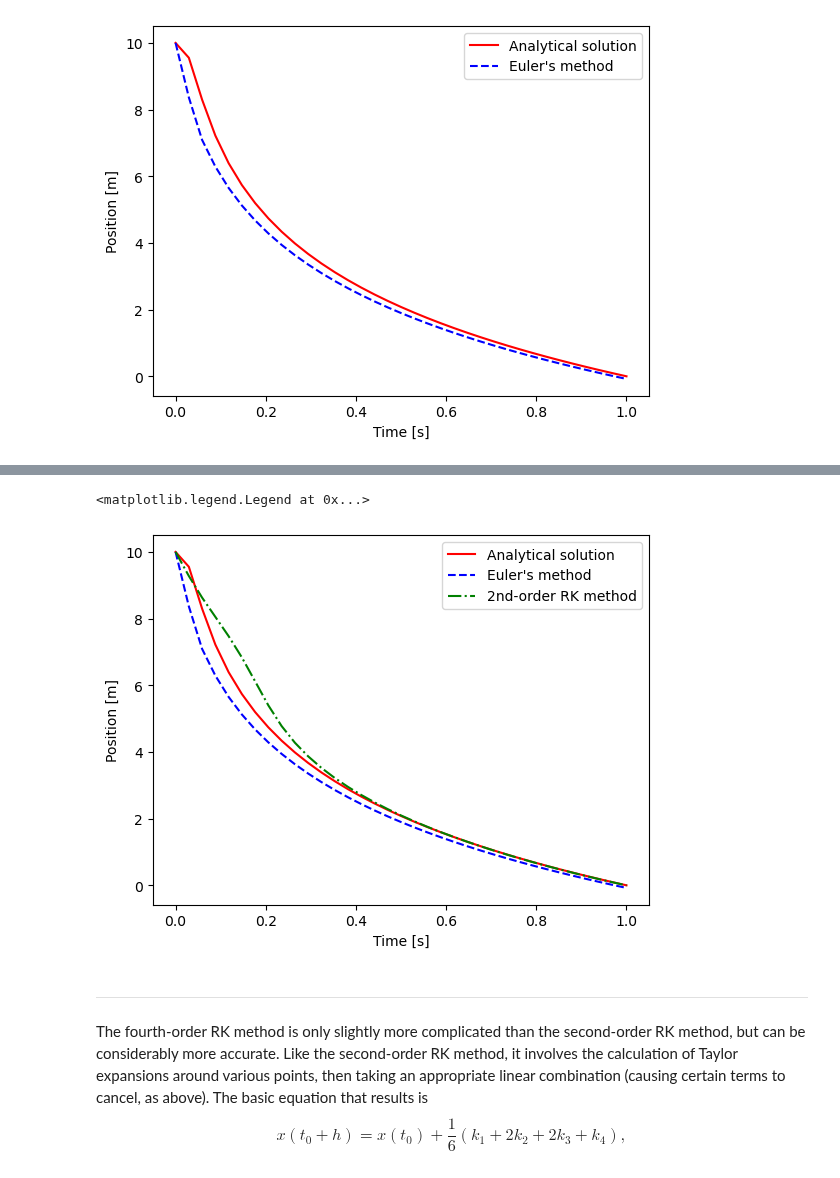
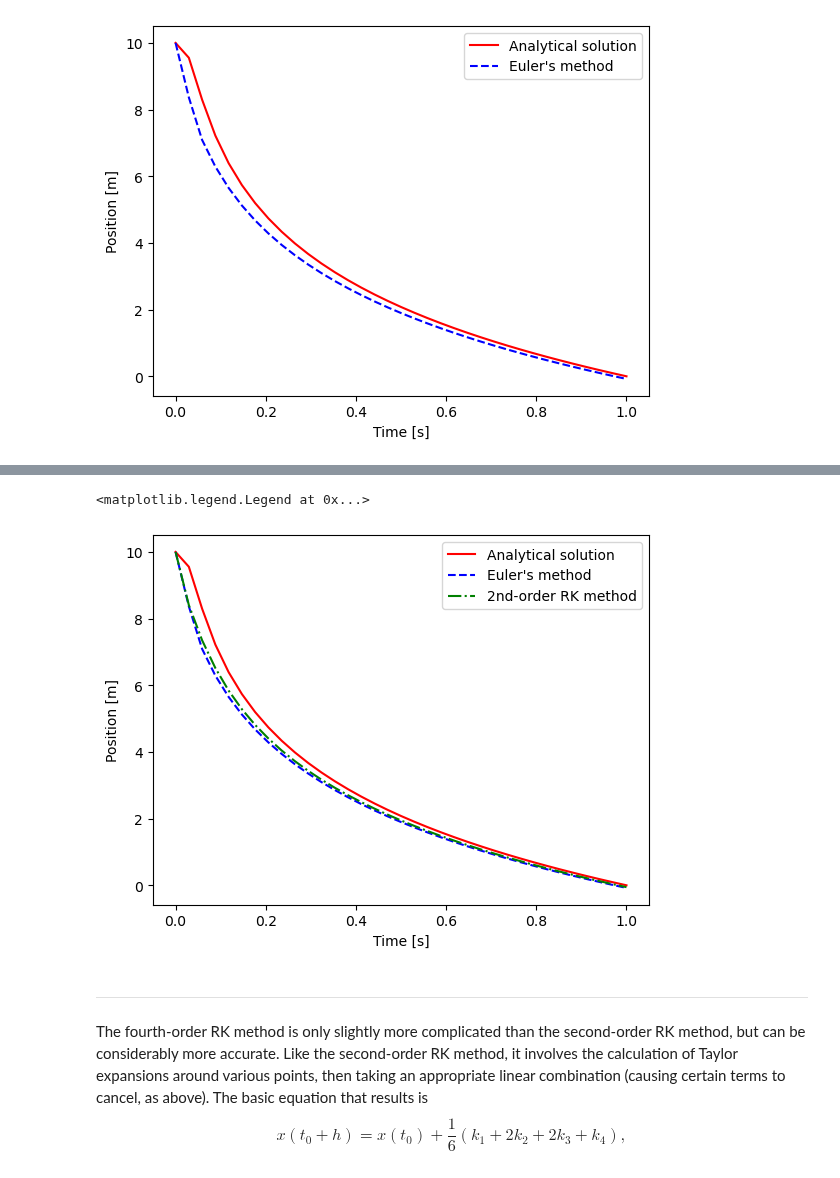
Before and after one commit to CWCopeland/ComputationalPhysics, a Jupyter notebook: LectureNotes/13_differentialEquations.ipynb, the cells around one changed output, grey strips where cells are left out. Cells and saved outputs as stored; diff of their text form; code cells hidden in the pictures.

```diff
--- a/LectureNotes/13_differentialEquations.ipynb
+++ b/LectureNotes/13_differentialEquations.ipynb
@@ -124,35 +124,35 @@ def rk2Method(f, x0, tf, N):
     xValues = [x0]
 
     x = x0
     for t in tValues[1:]:   #we already know x(t[0]) = x0
         ##########################################################
         #This is where the method differes from Euler's method
         xm = x + (h/2)*f(x,t)
-        slope = f(xm,t)
+        slope = f(xm,t+(h/2))
         x = x + h*slope
         ##########################################################
 
         xValues.append(x)
 
     return tValues, xValues
 ####################################################################
 
 tValues, euler = eulerMethod(f, x0, tf, N)
 tValues, rk2 = rk2Method(f, x0, tf, N)
 
 plt.figure()
 
 plt.plot(tValues, -np.log(tValues**3 + math.exp(-x0)), "r" , label="Analytical solution")
 plt.plot(tValues, euler, "b--" , label="Euler's method")
 plt.plot(tValues, rk2,   "g-." , label="2nd-order RK method")
 
 plt.xlabel("Time [s]")
 plt.ylabel("Position [m]")
 
 plt.legend(loc='best')
 # %% [output]
 <matplotlib.legend.Legend at 0x...>
-[figure, old version]
+[figure, new version]
 # %% [markdown]
 -----------------
 
```
Also changed, not shown: parts of 30 cells of this notebook.
